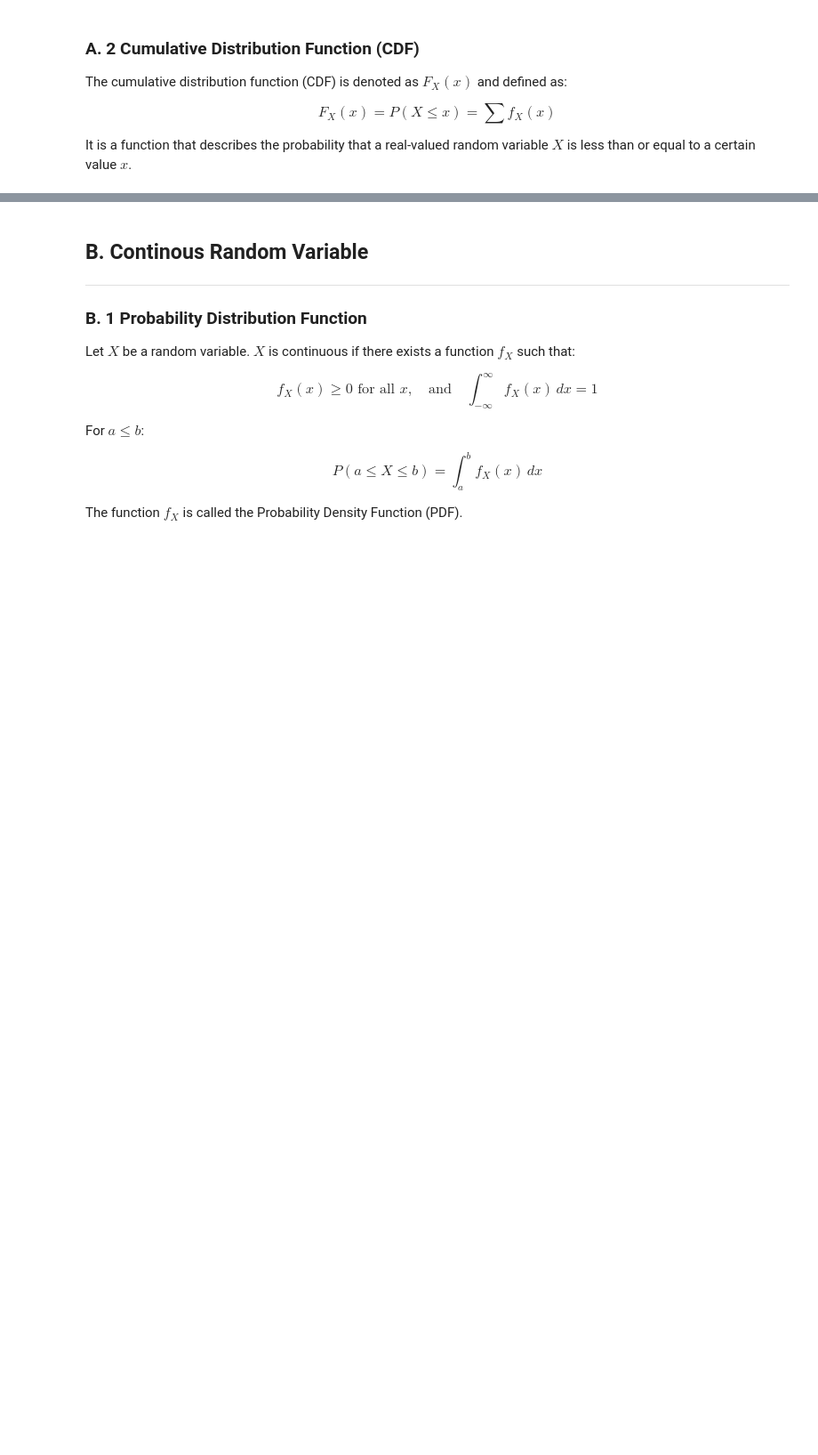
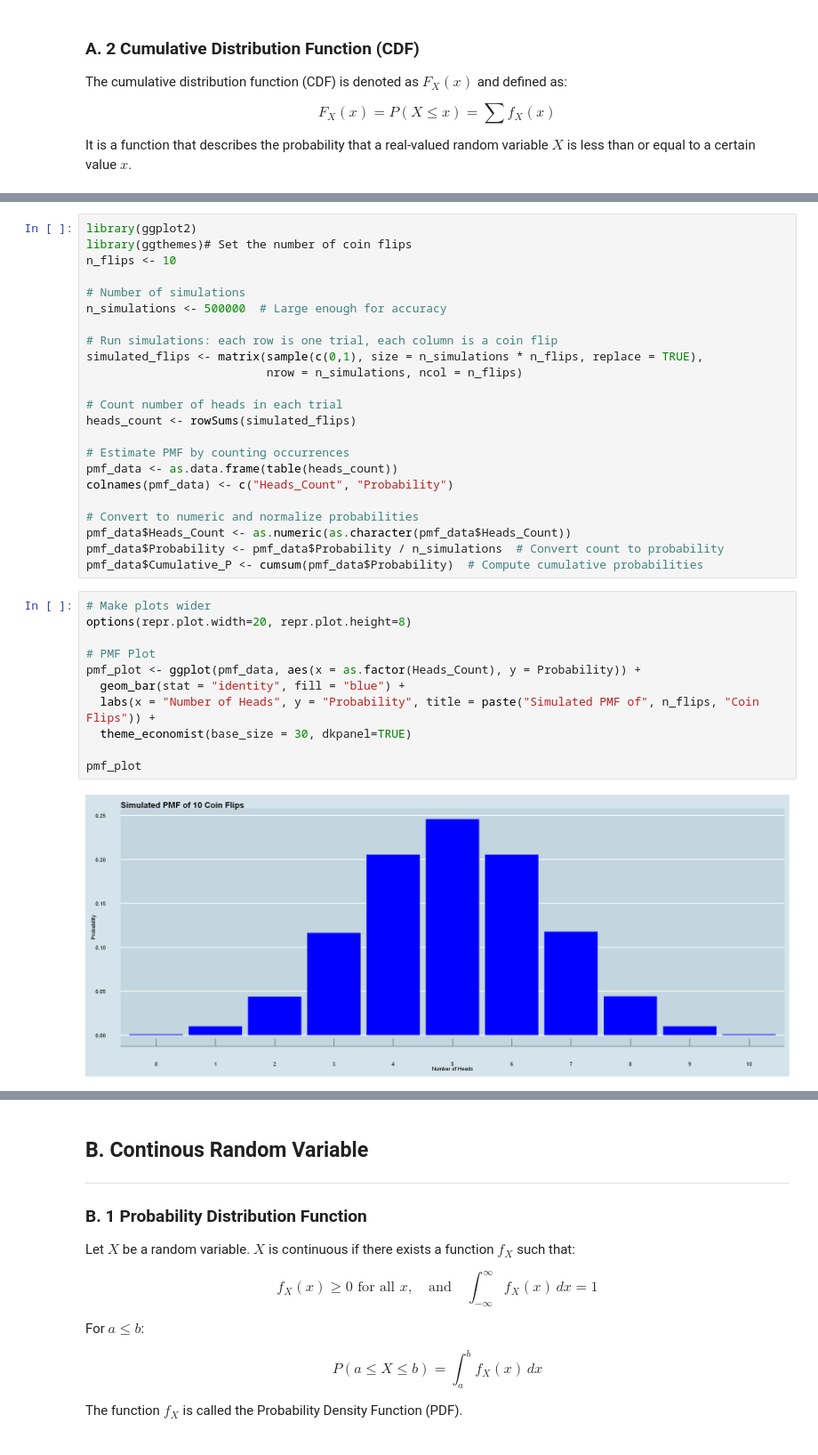
Before and after one commit to ansyaku/Statistika3_UGM_ipynb, a Jupyter notebook: Pertemuan 2.ipynb, the cells around one changed output, grey strips where cells are left out. Shown at 89% size. Drawn from its saved outputs; the diff is of its cells as text; blank space fills up the shorter version.

```diff
--- a/Pertemuan 2.ipynb
+++ b/Pertemuan 2.ipynb
@@ -100,0 +186,36 @@ points(x_values, cum_prob, pch = 19, col = "red") # Highlight the jumps at discr
+# %%
+library(ggplot2)
+library(ggthemes)# Set the number of coin flips
+n_flips <- 10
+
+# Number of simulations
+n_simulations <- 500000  # Large enough for accuracy
+
+# Run simulations: each row is one trial, each column is a coin flip
+simulated_flips <- matrix(sample(c(0,1), size = n_simulations * n_flips, replace = TRUE),
+                          nrow = n_simulations, ncol = n_flips)
+
+# Count number of heads in each trial
+heads_count <- rowSums(simulated_flips)
+
+# Estimate PMF by counting occurrences
+pmf_data <- as.data.frame(table(heads_count))
+colnames(pmf_data) <- c("Heads_Count", "Probability")
+
+# Convert to numeric and normalize probabilities
+pmf_data$Heads_Count <- as.numeric(as.character(pmf_data$Heads_Count))
+pmf_data$Probability <- pmf_data$Probability / n_simulations  # Convert count to probability
+pmf_data$Cumulative_P <- cumsum(pmf_data$Probability)  # Compute cumulative probabilities
+# %%
+# Make plots wider
+options(repr.plot.width=20, repr.plot.height=8)
+
+# PMF Plot
+pmf_plot <- ggplot(pmf_data, aes(x = as.factor(Heads_Count), y = Probability)) +
+  geom_bar(stat = "identity", fill = "blue") +
+  labs(x = "Number of Heads", y = "Probability", title = paste("Simulated PMF of", n_flips, "Coin Flips")) +
+  theme_economist(base_size = 30, dkpanel=TRUE)
+
+pmf_plot
+# %% [output]
+[figure, added]
```
Also changed, not shown: parts of 13 cells of this notebook, 1 other file.
